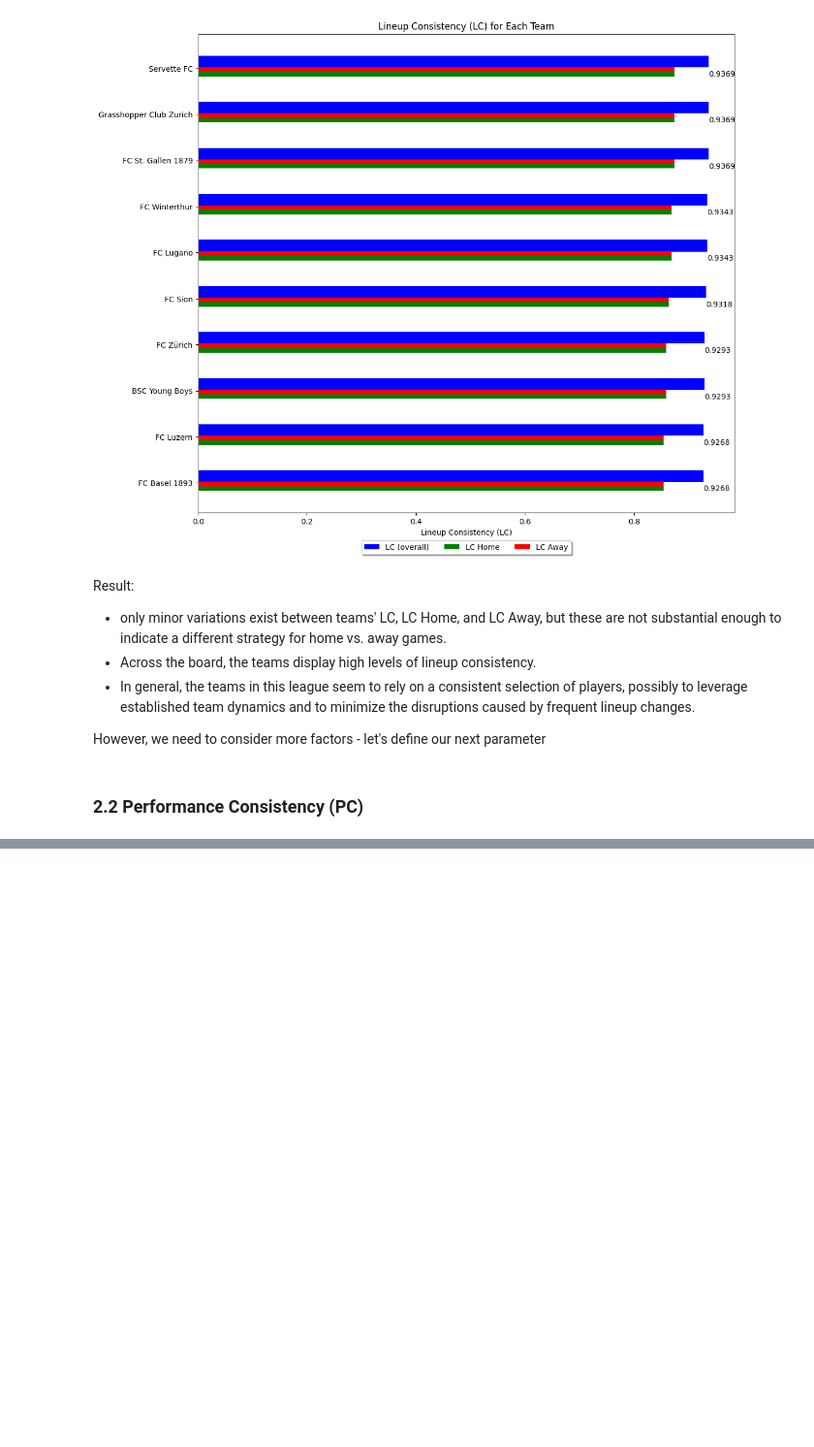
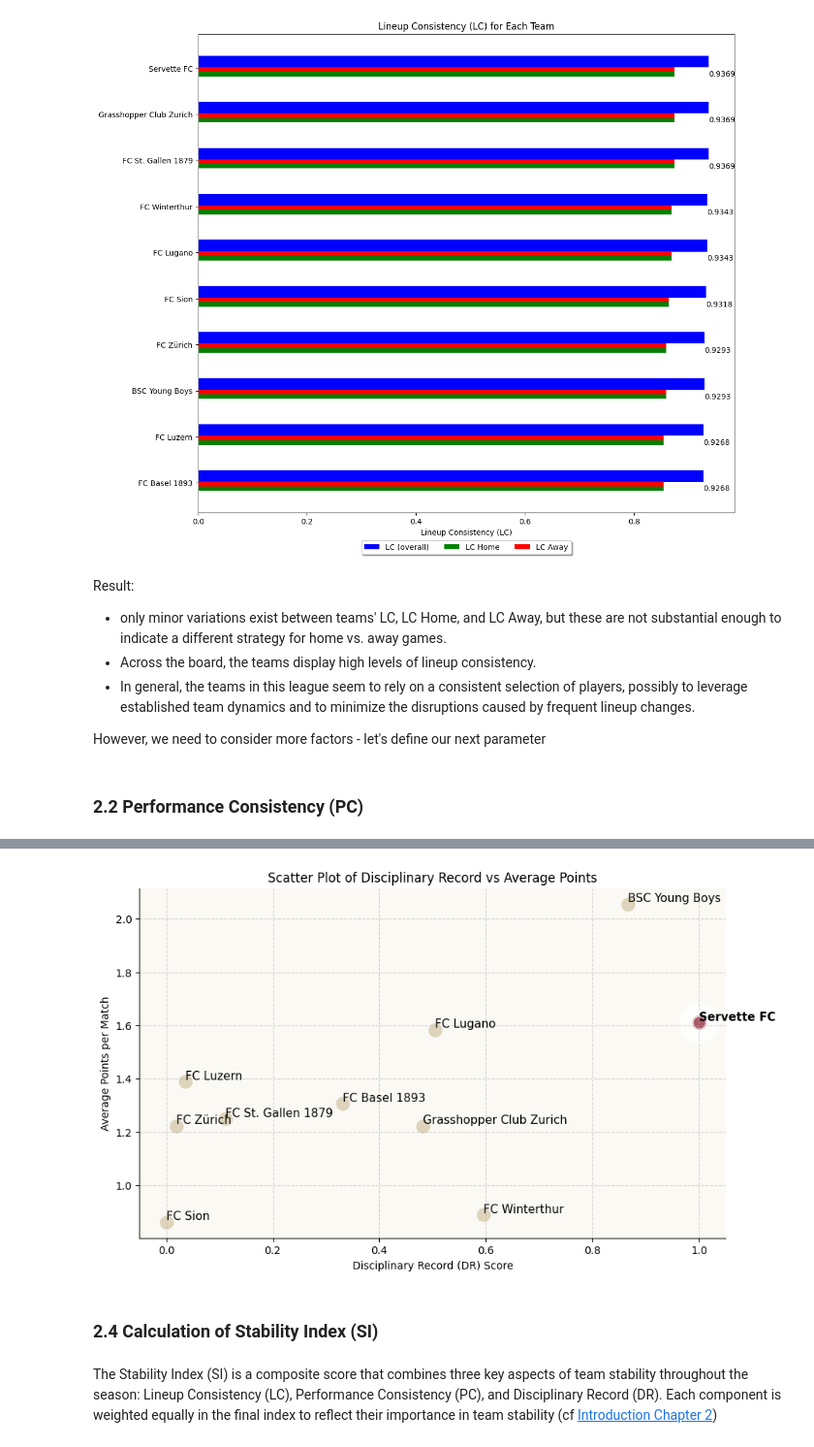
Before and after one commit to heinimoreno/PBL_RA_MH, a Jupyter notebook: Data_Analysis.ipynb, the cells around one changed output, grey strips where cells are left out. Shown at 97% size. Cells and saved outputs as stored; diff of their text form; code cells hidden in the pictures; blank space fills up the shorter version.

```diff
--- a/Data_Analysis.ipynb
+++ b/Data_Analysis.ipynb
@@ -704,0 +869,41 @@ SI.sort_values(ascending=False)
+# %%
+import matplotlib.pyplot as plt
+
+scatter_data_DR = DR_log_df.merge(average_points.rename('AveragePoints'), left_on='Team', right_index=True)
+
+# Create the scatter plot for DR vs. Average Points
+plt.figure(figsize=(10, 6))
+for i, point in scatter_data_DR.iterrows():
+    if point['Team'] == 'Servette FC':
+        plt.scatter(point['Disciplinary Record'], point['AveragePoints'], color='#85142b', edgecolors='#ffffff', s=200, alpha=0.7, linewidths=25)
+        plt.text(point['Disciplinary Record'], point['AveragePoints'], point['Team'],
+                 fontsize=11, fontweight='bold', ha='left', va='bottom')
+    else:
+        # Plot other teams in a default color
+        plt.scatter(point['Disciplinary Record'], point['AveragePoints'], color='#D3C5A3', edgecolors='w', s=200, alpha=0.7)
+        plt.text(point['Disciplinary Record'], point['AveragePoints'], point['Team'],
+                 fontsize=11, ha='left', va='bottom')
+
+# Label the axes
+plt.xlabel('Disciplinary Record (DR) Score')
+plt.ylabel('Average Points per Match')
+
+# Add a title
+plt.title('Scatter Plot of Disciplinary Record vs Average Points')
+
+# Add grid lines for better readability
+plt.grid(True, linestyle='--', alpha=0.5)
+
+# Enhance the visual appeal with aesthetics
+plt.gca().set_facecolor('#FBF9F4')  # Set a background color
+plt.gca().spines['top'].set_visible(False)
+plt.gca().spines['right'].set_visible(False)
+
+# Show the plot
+plt.show()
+# %% [output]
+[figure, added]
+# %% [markdown]
+### 2.4 Calculation of Stability Index (SI)
+# %% [markdown]
+The Stability Index (SI) is a composite score that combines three key aspects of team stability throughout the season: Lineup Consistency (LC), Performance Consistency (PC), and Disciplinary Record (DR). Each component is weighted equally in the final index to reflect their importance in team stability (cf [Introduction Chapter 2](#2))
```
Also changed, not shown: parts of 34 cells of this notebook.
